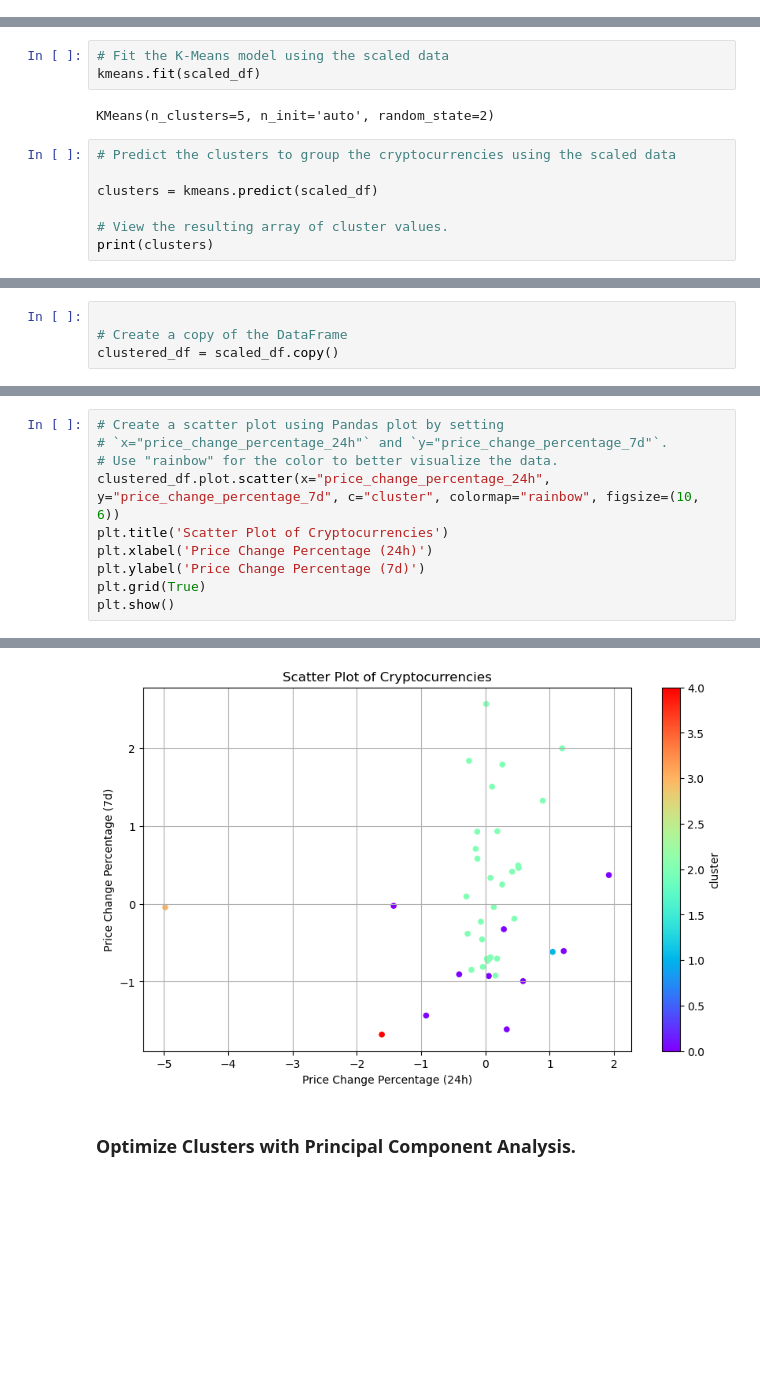
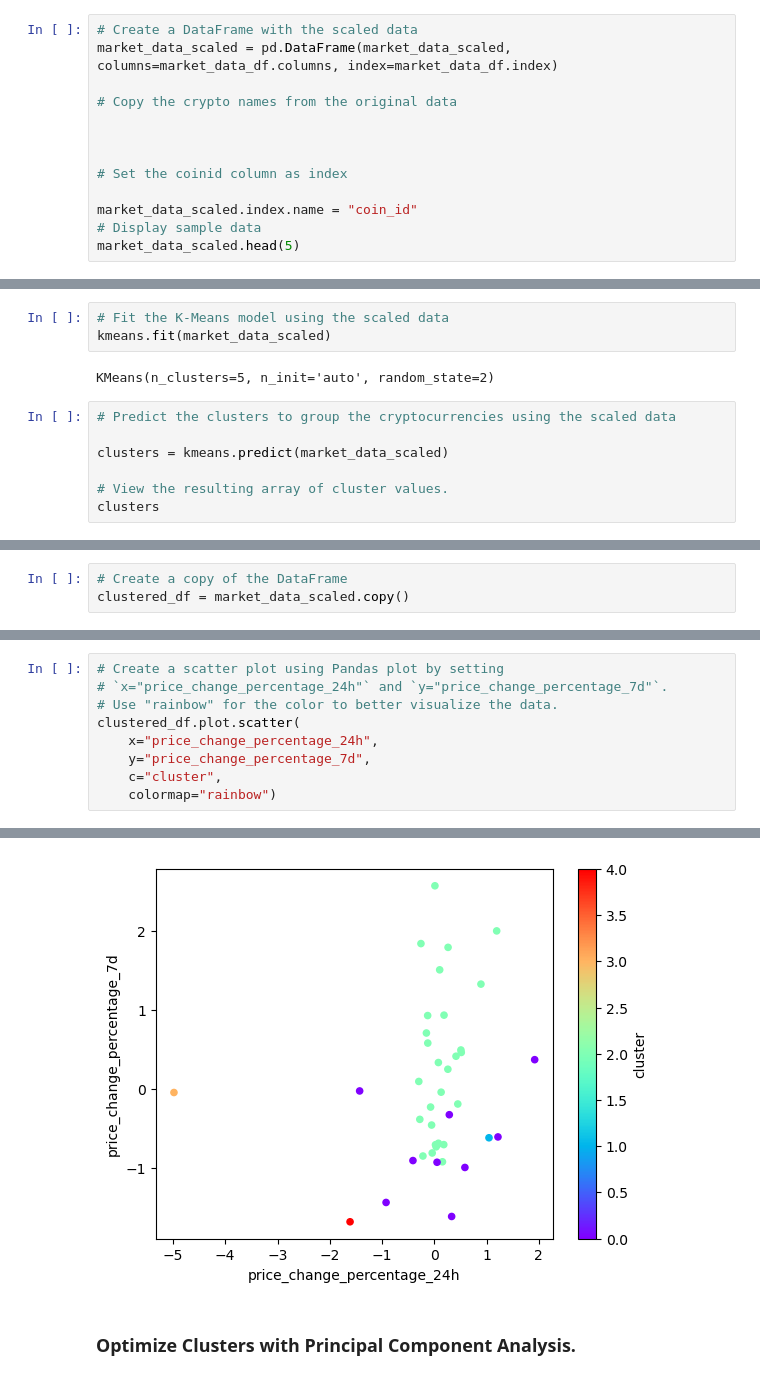
Before and after one commit to GitRomiBash/CryptoClustering, a Jupyter notebook: Crypto_Clustering_starter_code-Copy2.ipynb, the cells around one changed output, grey strips where cells are left out. Saved outputs shown, nothing was run; the diff lists cells and outputs as text; blank space fills up the shorter version.

```diff
--- a/Crypto_Clustering_starter_code-Copy2.ipynb
+++ b/Crypto_Clustering_starter_code-Copy2.ipynb
@@ -38,0 +42,13 @@ market_data_df.describe()
+# %%
+# Create a DataFrame with the scaled data
+market_data_scaled = pd.DataFrame(market_data_scaled, columns=market_data_df.columns, index=market_data_df.index)
+
+# Copy the crypto names from the original data
+
+
+
+# Set the coinid column as index
+
+market_data_scaled.index.name = "coin_id"
+# Display sample data
+market_data_scaled.head(5)
@@ -141,14 +123,14 @@ plt.show()
 kmeans = KMeans(n_clusters=5, n_init='auto', random_state=2)
 # %%
 # Fit the K-Means model using the scaled data
-kmeans.fit(scaled_df)
+kmeans.fit(market_data_scaled)
 # %% [output]
 KMeans(n_clusters=5, n_init='auto', random_state=2)
 # %%
 # Predict the clusters to group the cryptocurrencies using the scaled data
 
-clusters = kmeans.predict(scaled_df)
+clusters = kmeans.predict(market_data_scaled)
 
 # View the resulting array of cluster values.
-print(clusters)
+clusters
 # %% [output]
@@ -157,6 +139,5 @@ print(clusters)
 # %%
-
 # Create a copy of the DataFrame
-clustered_df = scaled_df.copy()
+clustered_df = market_data_scaled.copy()
 # %%
 # Add a new column to the DataFrame with the predicted clusters
@@ -180,10 +157,9 @@ clustered_df.head(5)
 # Create a scatter plot using Pandas plot by setting
 # `x="price_change_percentage_24h"` and `y="price_change_percentage_7d"`.
 # Use "rainbow" for the color to better visualize the data.
-clustered_df.plot.scatter(x="price_change_percentage_24h", y="price_change_percentage_7d", c="cluster", colormap="rainbow", figsize=(10, 6))
-plt.title('Scatter Plot of Cryptocurrencies')
-plt.xlabel('Price Change Percentage (24h)')
-plt.ylabel('Price Change Percentage (7d)')
-plt.grid(True)
-plt.show()
+clustered_df.plot.scatter(
+    x="price_change_percentage_24h",
+    y="price_change_percentage_7d",
+    c="cluster",
+    colormap="rainbow")
 # %% [output]
@@ -190,4 +167,4 @@ plt.show()
-[figure, old version]
+[figure, new version]
 # %% [markdown]
 ### Optimize Clusters with Principal Component Analysis.
 # %%
```
Also changed, not shown: parts of 18 cells of this notebook.
